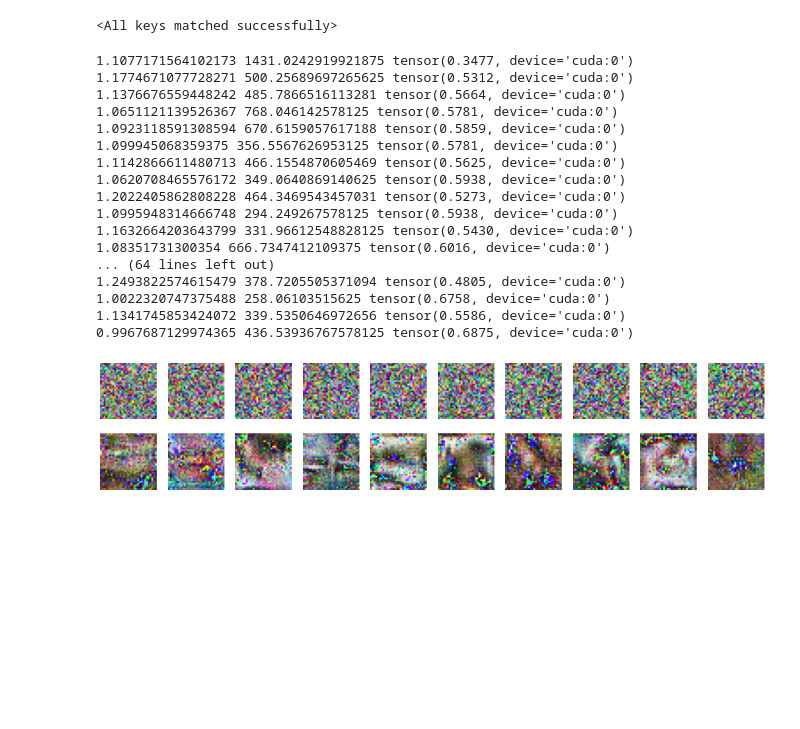
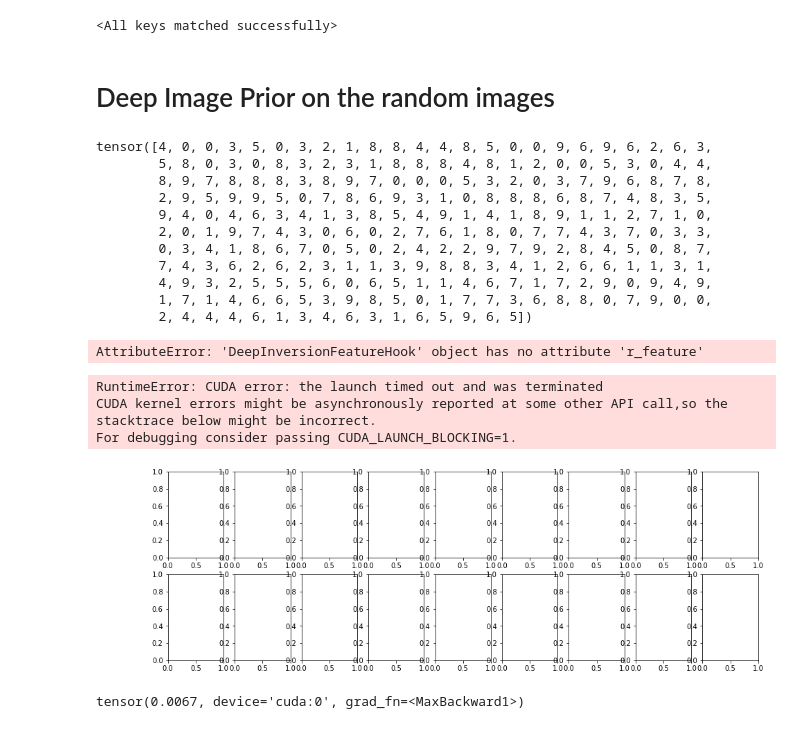
Before and after one commit to GauriGupta19/codream, a Jupyter notebook: n_clients_baseline.ipynb, the cells around one changed output. Saved outputs shown, nothing was run; the diff lists cells and outputs as text; code cells hidden in the pictures; blank space fills up the shorter version.

```diff
--- a/n_clients_baseline.ipynb
+++ b/n_clients_baseline.ipynb
@@ -354,6 +351,8 @@ generating image for client 1
 # %% [markdown]
 ### Test for multi-gpu speedup
 # %%
-c_models[0].module.load_state_dict(torch.load("./expt_dump/non_iid_clients_collab_cifar10_2clients_5000samples_0_distill_epochs_10_steps_2000_class_per_client_2_seed1/saved_models/c0.pt"))
+c_models[0].module.load_state_dict(torch.load("./expt_dump/iid_clients_adaptive_collab_cifar10_2clients_2000samples_1_distill_epochs_10_steps_2000_seed1/saved_models/c0.pt"))
 # %% [output]
 <All keys matched successfully>
+# %% [markdown]
+# Deep Image Prior on the random images
@@ -360,35 +368,43 @@ c_models[0].module.load_state_dict(torch.load("./expt_dump/non_iid_clients_colla
 # %%
-rand_imgs = torch.randn((bs, 3, 32, 32))
+bs = 256
+rand_imgs = torch.randn((bs, 64, 32, 32))
 zeroes = torch.zeros(bs, 10)
 
-ind = torch.randint(low=0, high=1, size=(bs,))
-ind += 4
-zeroes[torch.arange(start=0, end=bs), ind] = 1
-updated_imgs = run_grad_ascent_on_data(rand_imgs.to(device), zeroes.to(device), c_models[1], steps=4000)
+ind = torch.randint(low=0, high=10, size=(bs,))
+# ind *= 5
+# ind += 1
+# zeroes[torch.arange(start=0, end=bs), ind] = 1
+print(ind)
 # %% [output]
-1.1077171564102173 1431.0242919921875 tensor(0.3477, device='cuda:0')
-1.1774671077728271 500.25689697265625 tensor(0.5312, device='cuda:0')
-1.1376676559448242 485.7866516113281 tensor(0.5664, device='cuda:0')
-1.0651121139526367 768.046142578125 tensor(0.5781, device='cuda:0')
-1.0923118591308594 670.6159057617188 tensor(0.5859, device='cuda:0')
-1.099945068359375 356.5567626953125 tensor(0.5781, device='cuda:0')
-1.1142866611480713 466.1554870605469 tensor(0.5625, device='cuda:0')
-1.0620708465576172 349.0640869140625 tensor(0.5938, device='cuda:0')
-1.2022405862808228 464.3469543457031 tensor(0.5273, device='cuda:0')
-1.0995948314666748 294.249267578125 tensor(0.5938, device='cuda:0')
-1.1632664203643799 331.96612548828125 tensor(0.5430, device='cuda:0')
-1.08351731300354 666.7347412109375 tensor(0.6016, device='cuda:0')
-... (64 lines left out)
-1.2493822574615479 378.7205505371094 tensor(0.4805, device='cuda:0')
-1.0022320747375488 258.06103515625 tensor(0.6758, device='cuda:0')
-1.1341745853424072 339.5350646972656 tensor(0.5586, device='cuda:0')
-0.9967687129974365 436.53936767578125 tensor(0.6875, device='cuda:0')
+tensor([4, 0, 0, 3, 5, 0, 3, 2, 1, 8, 8, 4, 4, 8, 5, 0, 0, 9, 6, 9, 6, 2, 6, 3,
+        5, 8, 0, 3, 0, 8, 3, 2, 3, 1, 8, 8, 8, 4, 8, 1, 2, 0, 0, 5, 3, 0, 4, 4,
+        8, 9, 7, 8, 8, 8, 3, 8, 9, 7, 0, 0, 0, 5, 3, 2, 0, 3, 7, 9, 6, 8, 7, 8,
+        2, 9, 5, 9, 9, 5, 0, 7, 8, 6, 9, 3, 1, 0, 8, 8, 8, 6, 8, 7, 4, 8, 3, 5,
+        9, 4, 0, 4, 6, 3, 4, 1, 3, 8, 5, 4, 9, 1, 4, 1, 8, 9, 1, 1, 2, 7, 1, 0,
+        2, 0, 1, 9, 7, 4, 3, 0, 6, 0, 2, 7, 6, 1, 8, 0, 7, 7, 4, 3, 7, 0, 3, 3,
+        0, 3, 4, 1, 8, 6, 7, 0, 5, 0, 2, 4, 2, 2, 9, 7, 9, 2, 8, 4, 5, 0, 8, 7,
+        7, 4, 3, 6, 2, 6, 2, 3, 1, 1, 3, 9, 8, 8, 3, 4, 1, 2, 6, 6, 1, 1, 3, 1,
+        4, 9, 3, 2, 5, 5, 5, 6, 0, 6, 5, 1, 1, 4, 6, 7, 1, 7, 2, 9, 0, 9, 4, 9,
+        1, 7, 1, 4, 6, 6, 5, 3, 9, 8, 5, 0, 1, 7, 7, 3, 6, 8, 8, 0, 7, 9, 0, 0,
+        2, 4, 4, 4, 6, 1, 3, 4, 6, 3, 1, 6, 5, 9, 6, 5])
-# %%
-fig, axs = plt.subplots(ncols=10, nrows=2, figsize=(20, 4))
-for i in range(10):
-    axs[0][i].axis("off")
-    axs[1][i].axis("off")
-    axs[0][i].imshow(np.array((rand_imgs[i].detach()*255).permute(1, 2, 0).cpu()).astype(np.uint8))
-    axs[1][i].imshow(deprocess(updated_imgs)[i].permute(1, 2, 0).detach().cpu())
-# %% [output]
-[figure, removed]
+# %%
+updated_imgs = run_grad_ascent_on_data(rand_imgs.to(device), ind.to(device), c_models[0], position=1,
+                                       img_model=None, lr=0.1,
+                                       alpha_ce=1., alpha_f=10., alpha_l2=0., alpha_tv=0.001,
+                                       steps=2000)
+# %% [output]
+AttributeError: 'DeepInversionFeatureHook' object has no attribute 'r_feature'
+# %%
+fig, axs = plt.subplots(ncols=10, nrows=2, figsize=(17, 5))
+for i in range(10):
+    axs[0][i].axis("off")
+    axs[1][i].axis("off")
+    # axs[2][i].axis("off")
+    axs[0][i].imshow(np.array((rand_imgs[i].detach()*255).permute(1, 2, 0)[:,:,:3].cpu()).astype(np.uint8))
+    # axs[1][i].imshow(np.array((img_prior[i].detach()*255).permute(1, 2, 0).cpu()).astype(np.uint8))
+    axs[1][i].imshow(deprocess(updated_imgs)[i].permute(1, 2, 0).detach().cpu())
+# %% [output]
+RuntimeError: CUDA error: the launch timed out and was terminated
+CUDA kernel errors might be asynchronously reported at some other API call,so the stacktrace below might be incorrect.
+For debugging consider passing CUDA_LAUNCH_BLOCKING=1.
+[figure, added]
@@ -395,3 +416,7 @@ for i in range(10):
+# %%
+(abs(updated_imgs[0] - updated_imgs[1])).max()
+# %% [output]
+tensor(0.0067, device='cuda:0', grad_fn=<MaxBackward1>)
 # %%
 # Normalize an image
 def deprocess(img):
```
Also changed, not shown: parts of 19 cells of this notebook, 9 other files.
